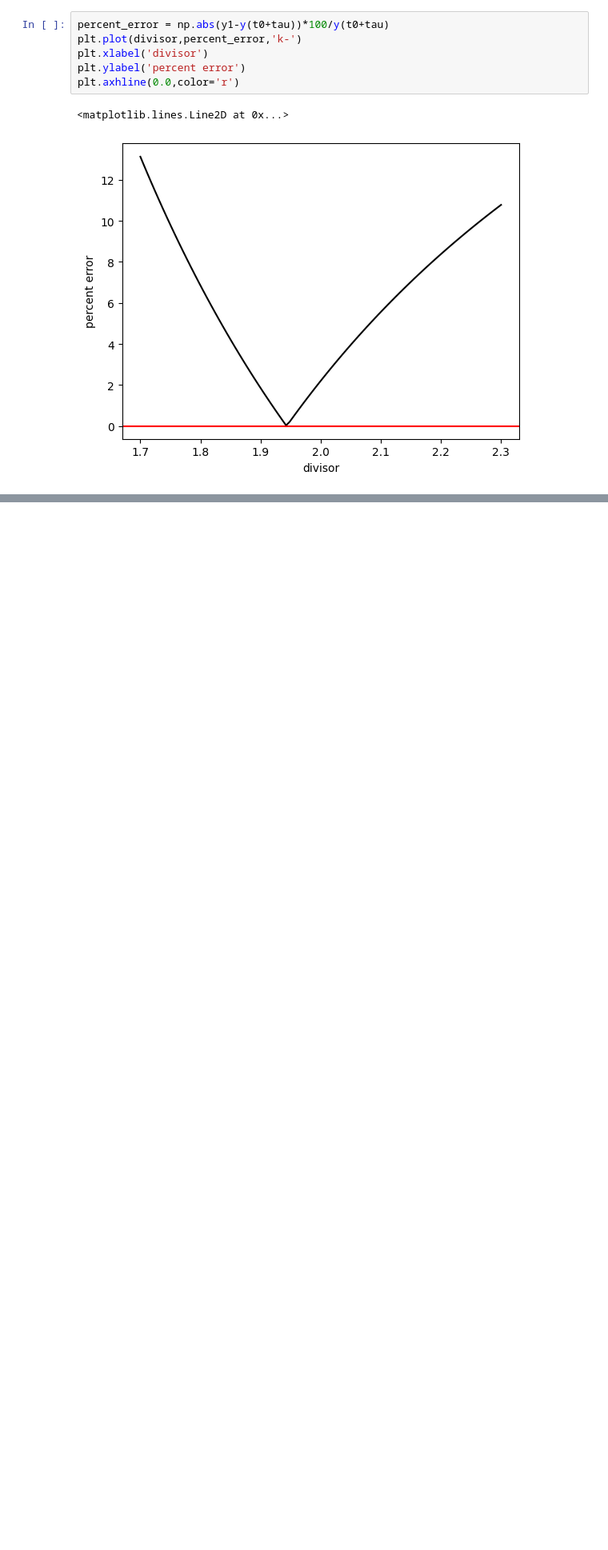
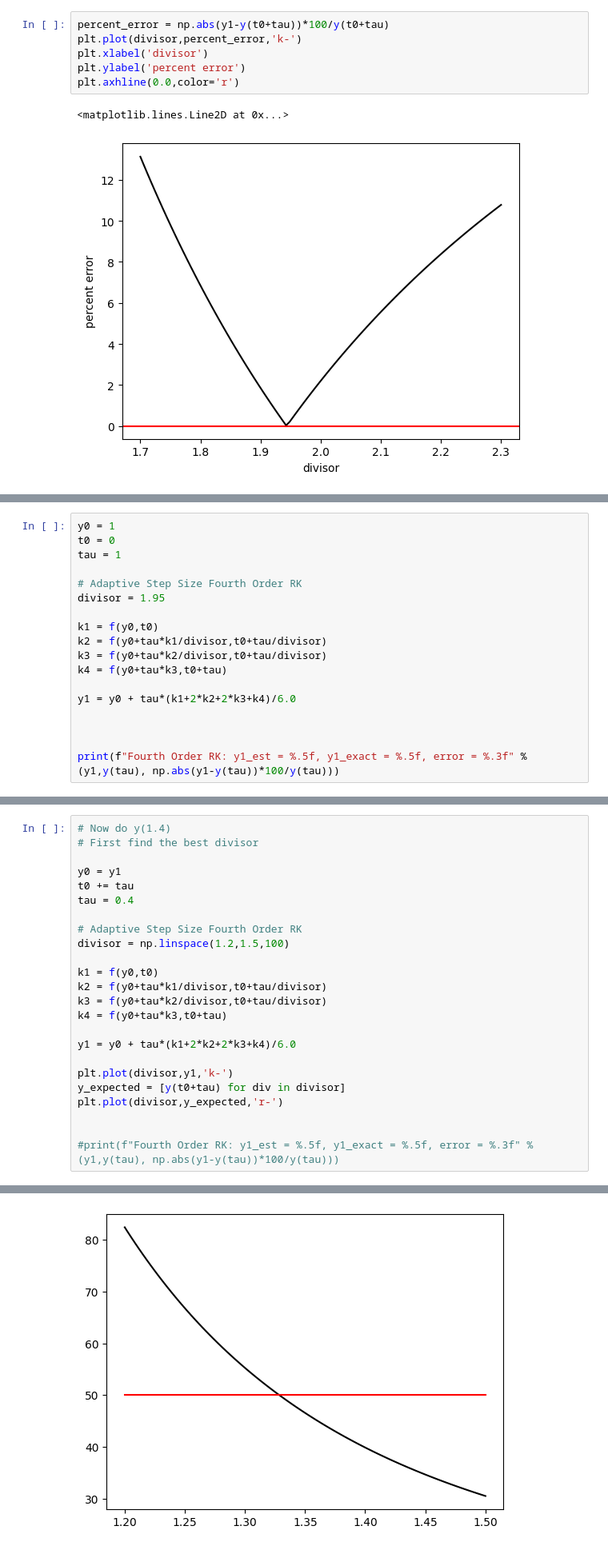
Before and after one commit to jakeb245/phys441, a Jupyter notebook: Assignments/assignment3/question2.ipynb, the cells around one changed output, grey strips where cells are left out. Shown at 80% size. Saved outputs shown, nothing was run; the diff lists cells and outputs as text; blank space fills up the shorter version.

```diff
--- a/Assignments/assignment3/question2.ipynb
+++ b/Assignments/assignment3/question2.ipynb
@@ -125,0 +131,18 @@ plt.axhline(0.0,color='r')
+# %%
+y0 = 1
+t0 = 0
+tau = 1
+
+# Adaptive Step Size Fourth Order RK
+divisor = 1.95
+
+k1 = f(y0,t0)
+k2 = f(y0+tau*k1/divisor,t0+tau/divisor)
+k3 = f(y0+tau*k2/divisor,t0+tau/divisor)
+k4 = f(y0+tau*k3,t0+tau)
+
+y1 = y0 + tau*(k1+2*k2+2*k3+k4)/6.0
+
+
+
+print(f"Fourth Order RK: y1_est = %.5f, y1_exact = %.5f, error = %.3f" % (y1,y(tau), np.abs(y1-y(tau))*100/y(tau)))
@@ -125,0 +151,25 @@ plt.axhline(0.0,color='r')
+# %%
+# Now do y(1.4)
+# First find the best divisor
+
+y0 = y1
+t0 += tau
+tau = 0.4
+
+# Adaptive Step Size Fourth Order RK
+divisor = np.linspace(1.2,1.5,100)
+
+k1 = f(y0,t0)
+k2 = f(y0+tau*k1/divisor,t0+tau/divisor)
+k3 = f(y0+tau*k2/divisor,t0+tau/divisor)
+k4 = f(y0+tau*k3,t0+tau)
+
+y1 = y0 + tau*(k1+2*k2+2*k3+k4)/6.0
+
+plt.plot(divisor,y1,'k-')
+y_expected = [y(t0+tau) for div in divisor]
+plt.plot(divisor,y_expected,'r-')
+
+
+#print(f"Fourth Order RK: y1_est = %.5f, y1_exact = %.5f, error = %.3f" % (y1,y(tau), np.abs(y1-y(tau))*100/y(tau)))
+# %% [output]
@@ -125,0 +177 @@ plt.axhline(0.0,color='r')
+[figure, added]
```
Also changed, not shown: parts of 6 cells of this notebook.
